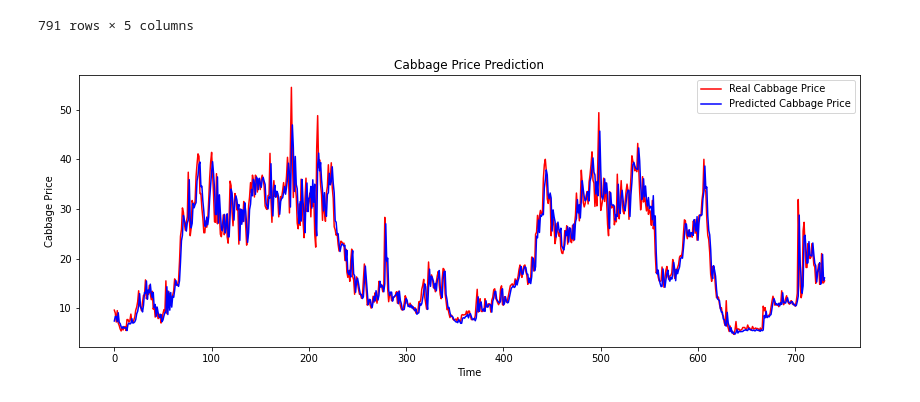
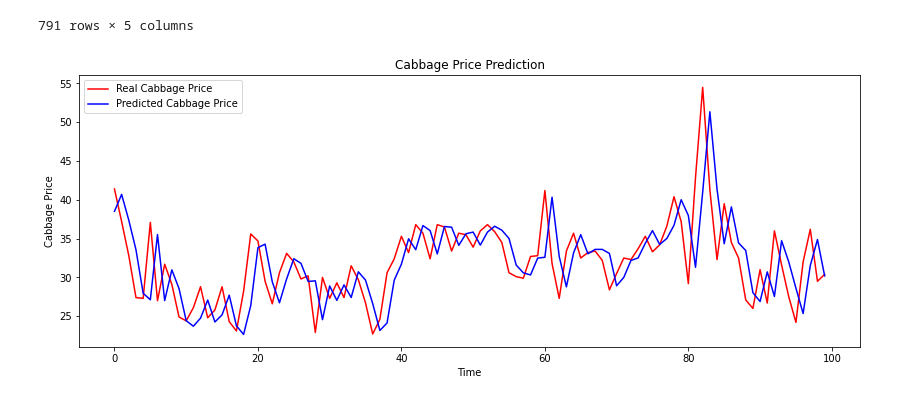
Before and after one commit to LynnBlanco/Tibame_AI_Project, a Jupyter notebook: Cabbage_predict_0707.ipynb, the cells around one changed output. Drawn from its saved outputs; the diff is of its cells as text; code cells hidden in the pictures.

```diff
--- a/Cabbage_predict_0707.ipynb
+++ b/Cabbage_predict_0707.ipynb
@@ -108,5 +109,5 @@ callback = [
     ModelCheckpoint("regressor.h5", save_best_only=True)
 ]
 # regressor.fit(x_train, y_train, epochs=200, batch_size=40, validation_split=0.1, callbacks=callback)
-regressor.fit(x_train, y_train, epochs=200, batch_size=40, validation_split=0.1)
+regressor.fit(x_train, y_train, epochs=20, batch_size=40, validation_split=0.1)
 # %% [output]
@@ -174,12 +173,12 @@ pre_price = Yscaler.inverse_transform(pre_price)
 # %%
 # Visualising the results
 plt.figure(figsize=(14,5))
-plt.plot(real_avg_price, color = 'red', label = 'Real Cabbage Price')
-plt.plot(pre_price, color = 'blue', label = 'Predicted Cabbage Price')
+plt.plot(real_avg_price[100:200], color = 'red', label = 'Real Cabbage Price')
+plt.plot(pre_price[100:200], color = 'blue', label = 'Predicted Cabbage Price')
 plt.title('Cabbage Price Prediction')
 plt.xlabel('Time')
 plt.ylabel('Cabbage Price')
 plt.legend()
 plt.show()
 # %% [output]
-[figure, old version]
+[figure, new version]
```
Also changed, not shown: parts of 3 cells of this notebook.
